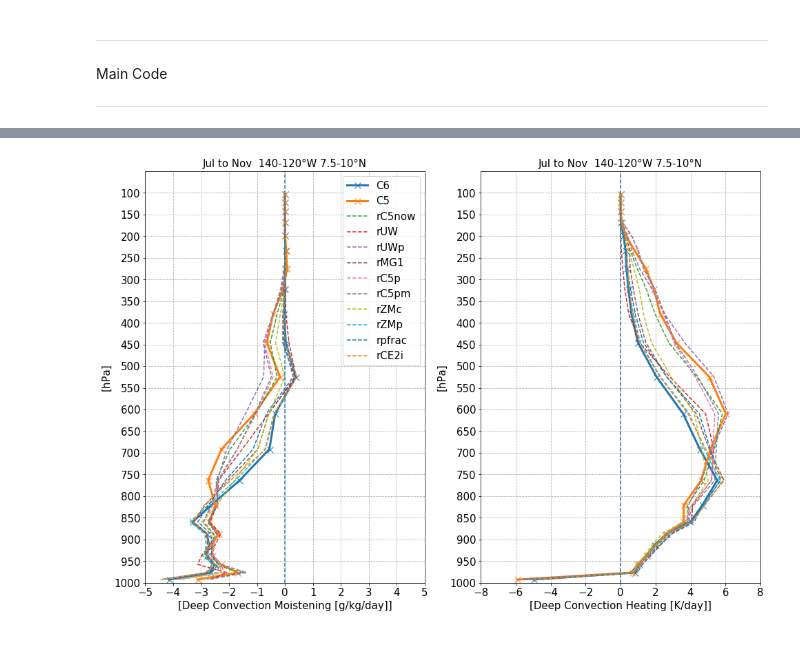
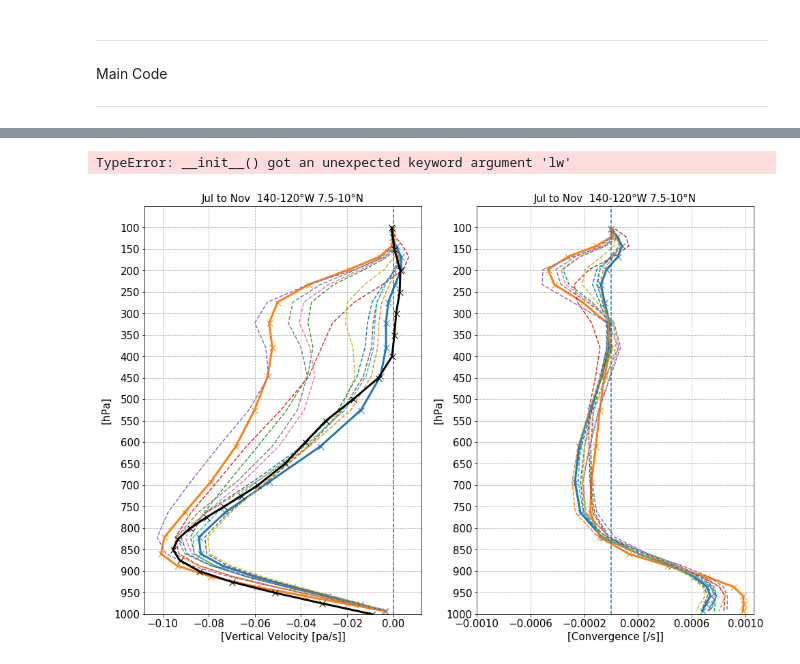
Before and after one commit to swrneale/python-scripts, a Jupyter notebook: general/column_plot.ipynb, the cells around one changed output, grey strips where cells are left out. Cells and saved outputs as stored; diff of their text form; code cells hidden in the pictures.

```diff
--- a/general/column_plot.ipynb
+++ b/general/column_plot.ipynb
@@ -23,13 +23,19 @@ dir_root = '/glade/p/cgd/amp/people/hannay/amwg/climo/'
 dir_obs = '/glade/p/cesm/amwg/amwg_data/obs_data/'
 
 #reg_a = [-10,10,120.,160] # lats, lons averaging region - m. Continent
+#reg_a = [-5,5,120.,160] # lats, lons averaging region - m. Continent
+
 reg_a = [7.5,10,220.,240] # lats, lons averaging region. - E. Pac 1
 #reg_a = [5,12,270,280] # lats, lons averaging region. - E. Pac 2
 #reg_a = [5,12,240,270] # lats, lons averaging region. - E. Pac 2
 
-#var_names = ['OMEGA','DIV'] ; vscales = [1.,1] ; f1xmin=-0.14; f1xmax=0.02 ;f1dx = 0.02 ; f2xmin=-0.001; f2xmax=0.001 ;f2dx = 0.0004  ; f1name = '[Vertical Velocity [pa/s]]' ; f2name = '[Convergence [/s]]'
-var_names = ['ZMDQ','ZMDT'] ; vscales = [86400*1000,86400.] ; f1xmin=-5.; f1xmax=5. ;f1dx = 1. ; f2xmin=-8.; f2xmax=8. ;f2dx = 2.  ; f1name = '[Deep Convection Moistening [g/kg/day]]' ; f2name = '[Deep Convection Heating [K/day]]'
-lobs = False
+
+
+var_names = ['OMEGA','DIV'] ; vscales = [1.,1] ; f1xmin=-0.14; f1xmax=0.02 ;f1dx = 0.02 ; f2xmin=-0.001; f2xmax=0.001 ;f2dx = 0.0004  ; f1name = '[Vertical Velocity [pa/s]]' ; f2name = '[Convergence [/s]]'
+ovar_scale =  100./86400.  # mb/day -> pa/s
+
+#var_names = ['ZMDQ','ZMDT'] ; vscales = [86400*1000,86400.] ; f1xmin=-5.; f1xmax=5. ;f1dx = 1. ; f2xmin=-8.; f2xmax=8. ;f2dx = 2.  ; f1name = '[Deep Convection Moistening [g/kg/day]]' ; f2name = '[Deep Convection Heating [K/day]]'
+lobs = True
 
 p_levs = np.arange(100.,1050.,50.)
 
@@ -64,7 +70,7 @@ for ir in case_desc:
         sim_name = sim_names.loc[case]['run name']
 
         print('')
-        print('- Case # ',icase,' of ',ncases)
+        print('- Case # ',[icase+1],' of ',ncases)
         print('- Name = ',case,' ->',sim_name)
 
         mnums = []
@@ -111,34 +117,13 @@ for ir in case_desc:
         # End loop here
         icase=icase+1
 
-# Observations
 
-if lobs:
-    obs_name = 'MERRA'
-    ofiles_in = [dir_obs+obs_name+'_'+mon_aves[ff]+'_climo.nc' for ff in range(nmnths)]
-    print(ofiles_in)
-    ofiles_ptr = xr.open_mfdataset(ofiles_in,parallel=True)
-    print(var_name)
-    ovar_in = ofiles_ptr[var_name].loc[:,:,reg_a[0]:reg_a[1],reg_a[2]:reg_a[3]]
-    print(ovar_in)
-    olevs = ofiles_ptr['lev']
-    print(olevs)
-#    olevs = olev[::-1]
-    ilevs = np.where(lev >= min(olevs))
-    ilevs = ilevs[0]
-#    ilevs = ilevs[::-1]
-    print(ilevs)
-    print(olevs)
+leg_cases = case_desc
+mp.rcParams['xtick.labelsize']=15 # GLobal set of xtick label size
 
-    ovar_plotw = ovar_in.mean(dim=['time','lat','lon'])
-    ovar_plotw = ovscale*ovar_plotw # Scaling
 
-#    print(ovar_plotw[ilevs].values)
-#    ovar_plotd = -np.gradient(ovar_plotw[::-1])
-    ax[0].plot(ovar_plotw[ilevs],olevs[ilevs],lw=3,markersize=9,marker='x',color = 'black')
-#    ax[1].plot(ovar_plotd[ilevs],olevs[ilevs],lw=3,markersize=9,marker='x',color = 'black')
 
-mp.rcParams['xtick.labelsize']=15 # GLobal set of xtick label size
+
 for ifig in [0,1]:
     ax[ifig].invert_yaxis()
     ax[ifig].set_title(month_ave[0]+' to '+month_ave[nmnths-1]+'  '+reg_a_str,fontsize=15)
@@ -166,7 +151,33 @@ for ifig in [0,1]:
 
     ax[ifig].axvline(0.,linestyle='--')
     ax[ifig].grid(linestyle='--')
-ax[0].legend(case_desc,fontsize=15)
+
+# Observations
+if lobs:
+    obs_name = 'MERRA'
+    ofiles_in = [dir_obs+obs_name+'_'+mon_aves[ff]+'_climo.nc' for ff in range(nmnths)]
+    print(ofiles_in)
+    ofiles_ptr = xr.open_mfdataset(ofiles_in,parallel=True)
+
+    ovar_in = ofiles_ptr[var_names[0]].loc[:,:,reg_a[0]:reg_a[1],reg_a[2]:reg_a[3]]
+    print(ovar_in)
+    olevs = ofiles_ptr['lev']
+
+    ilevs = np.where(olevs >= min(p_levs))
+    ilevs = ilevs[0]
+
+    ovar_plotw = ovar_in.mean(dim=['time','lat','lon'])
+    ovar_plotw = ovar_scale*ovar_plotw # Scaling
+
+    print(ovar_plotw[ilevs].values)
+#    ovar_plotd = -np.gradient(ovar_plotw[::-1])
+    ax[0].plot(ovar_plotw[ilevs],olevs[ilevs],lw=3,markersize=9,marker='x',color = 'black')
+#    ax[1].plot(ovar_plotd[ilevs],olevs[ilevs],lw=3,markersize=9,marker='x',color = 'black')
+
+#    leg_cases = np.append(case_desc,'MERRA')
+
+ax[0].legend(leg_cases,lw=3,fontsize=15)
+
 
 mp.savefig(pref_out+'_vprof_'+var_names[0]+'_'+var_names[1]+'_'+reg_a_out+'_'+month_ave[0]+'_to_'+month_ave[nmnths-1]+'.png', dpi=150)
 #mp.show()
@@ -191,4 +202,5 @@ mp.savefig(pref_out+'_vprof_'+var_names[0]+'_'+var_names[1]+'_'+reg_a_out+'_'+mo
+TypeError: __init__() got an unexpected keyword argument 'lw'
-[figure, old version]
+[figure, new version]
 # %%
 #####################################
 # CAM6 Revert Experiments + others
```
Also changed, not shown: parts of 1 cell of this notebook.
